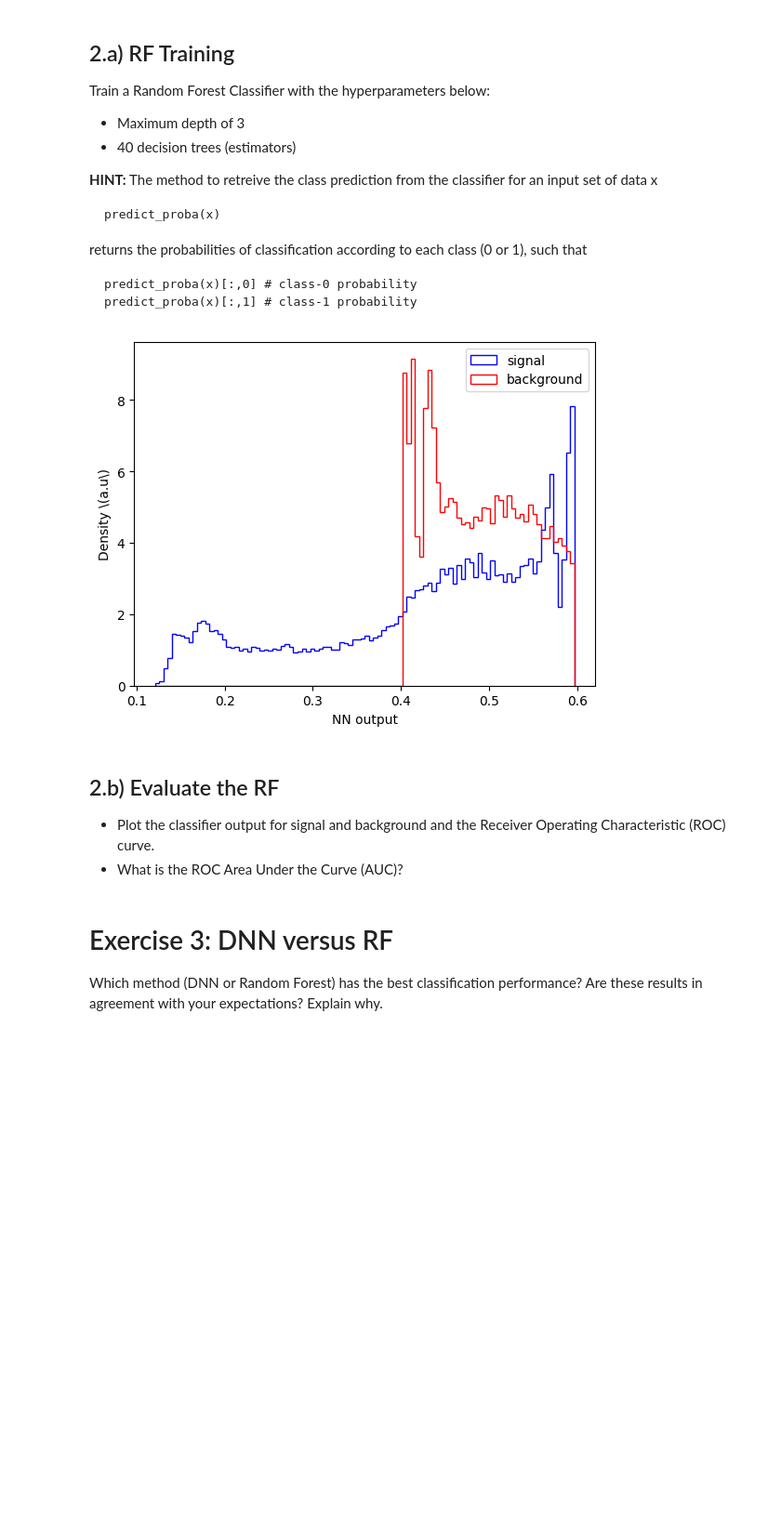
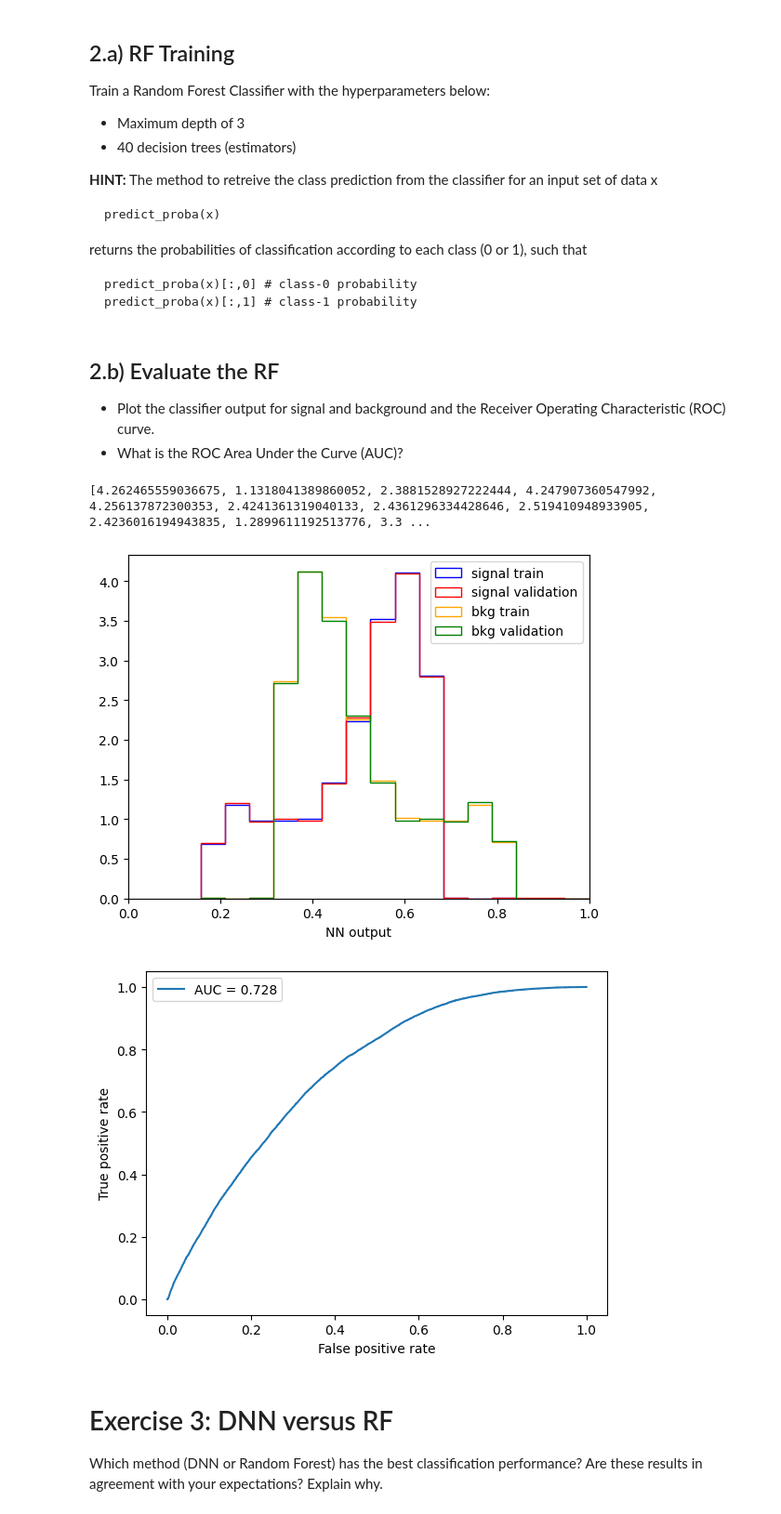
Before and after one commit to joaopedrobiu6/MASHEP_jbiu, a Jupyter notebook: hw3/MASimHEP-3rdHomework-2024.ipynb, the cells around one changed output. Shown: that part at 93% size. Saved outputs shown, nothing was run; the diff lists cells and outputs as text; code cells hidden in the pictures; blank space fills up the shorter version.

Commit message:
falta corrigir a RF (não sei se os weights fazem sentido, valores >1) Falta pergunta 3

````diff
--- a/hw3/MASimHEP-3rdHomework-2024.ipynb
+++ b/hw3/MASimHEP-3rdHomework-2024.ipynb
@@ -265,27 +265,19 @@ predict_proba(x)[:,1] # class-1 probability
 ```
 # %%
 from sklearn.ensemble import RandomForestClassifier
-# %%
-# your answer
-classifier = RandomForestClassifier(max_depth=3, n_estimators = 40)
-classifier.fit(x_train, y_train)
-score = classifier.score(x_val, y_val)
-
-predict_probabilities = classifier.predict_proba(x_val)
-
-bkg_pred = predict_probabilities[:,0]
-sig_pred = predict_probabilities[:,1]
-
-# plot histograms of the density of the predictions
-bins = plt.hist(sig_pred, bins=100, density=True, histtype='step', color='blue', label='signal')
-plt.hist(bkg_pred, bins=bins[1], density=True, histtype='step', color='red', label='background')
-
-plt.xlabel('NN output')
-plt.ylabel('Density \(a.u\)')
-plt.legend()
-plt.show()
-# %% [output]
-[figure, removed]
+# %%
+# your answer
+classifier = RandomForestClassifier(max_depth=3, n_estimators = 40)
+classifier.fit(x_train, y_train, sample_weight=w_train)
+score = classifier.score(x_test, y_test, sample_weight=w_test)
+
+pred_train = classifier.predict_proba(x_train)
+pred_val = classifier.predict_proba(x_val)
+
+bkg_pred_train = pred_train[:, 0]
+sig_pred_train = pred_train[:, 1]
+bkg_pred_val = pred_val[:, 0]
+sig_pred_val = pred_val[:,1]
 # %% [markdown]
 ## 2.b) Evaluate the RF
 
@@ -296,3 +286,27 @@ plt.show()
+# %%
+# your answer
+print([sig_pred_train[i] for i in range(len(sig_pred_train)) if sig_pred_train[i] > 1])
+# plot histograms from 0 to 1 range on x axis
+bins = plt.hist(sig_pred_train, bins=100, density=True, histtype='step', color='blue', label='signal train')
+plt.hist(sig_pred_val, bins=bins[1], density=True, histtype='step', color='red', label='signal validation')
+plt.hist(bkg_pred_train, bins=bins[1], density=True, histtype='step', color='orange', label='bkg train')
+plt.hist(bkg_pred_val, bins=bins[1], density=True, histtype='step', color='green', label='bkg validation')
+plt.xlim(0, 1)
+plt.xlabel('NN output')
+plt.legend()
+plt.show()
+
+fpr, tpr, _ = roc_curve(y_val, sig_pred_val)
+auc = roc_auc_score(y_val, sig_pred_val)
+plt.plot(fpr, tpr, label=f'AUC = {auc:.3f}')
+plt.xlabel('False positive rate')
+plt.ylabel('True positive rate')
+plt.legend()
+plt.show()
+# %% [output]
+[4.262465559036675, 1.1318041389860052, 2.3881528927222444, 4.247907360547992, 4.256137872300353, 2.4241361319040133, 2.4361296334428646, 2.519410948933905, 2.4236016194943835, 1.2899611192513776, 3.3 ...
+[figure, added]
+[figure, added]
 # %% [markdown]
 # Exercise 3: DNN versus RF
 
````
Also changed, not shown: parts of 6 cells of this notebook.
